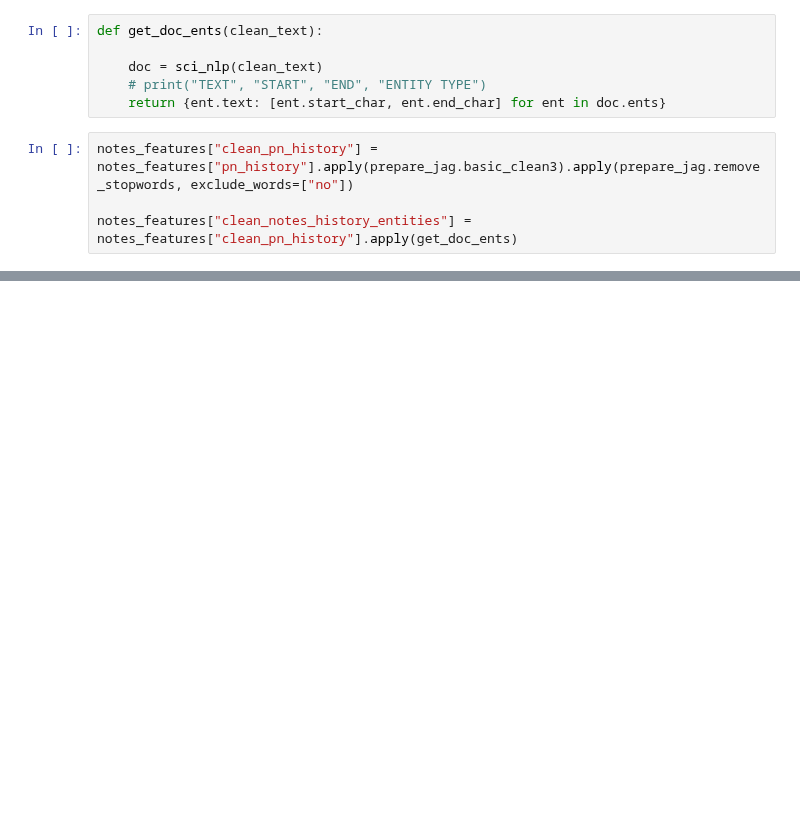
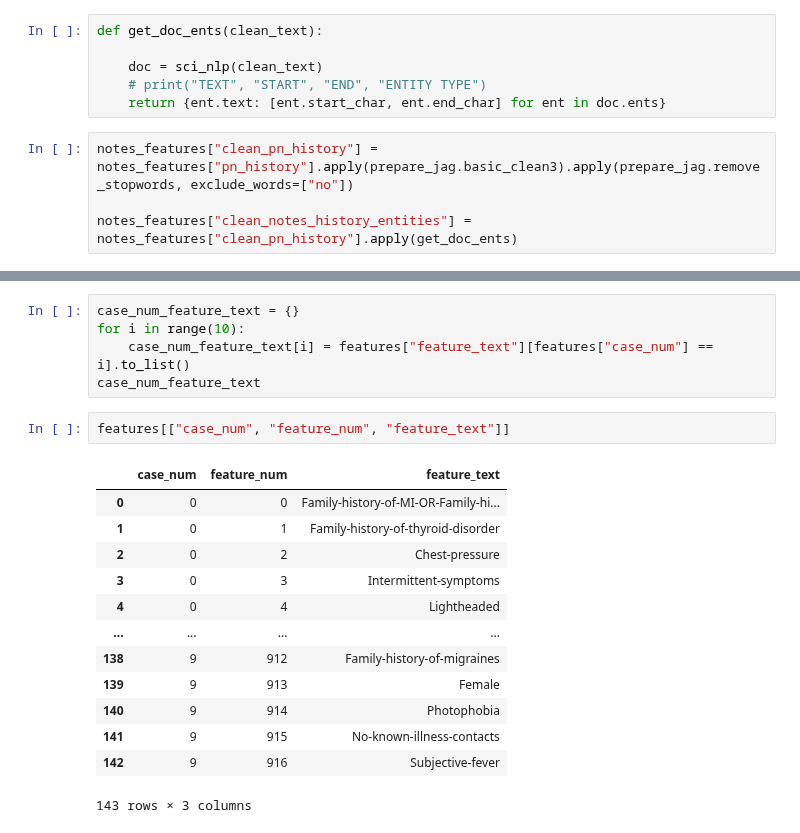
Before and after one commit to codeup-nlp-capstone/clinical_patient_notes, a Jupyter notebook: scott_scispacy_nb.ipynb, the cells around one changed output, grey strips where cells are left out. Drawn from its saved outputs; the diff is of its cells as text; blank space fills up the shorter version.

```diff
--- a/scott_scispacy_nb.ipynb
+++ b/scott_scispacy_nb.ipynb
@@ -172,0 +153,21 @@ Name: clean_notes_history_entities, dtype: object
+# %%
+case_num_feature_text = {}
+for i in range(10):
+    case_num_feature_text[i] = features["feature_text"][features["case_num"] == i].to_list()
+case_num_feature_text
+# %%
+features[["case_num", "feature_num", "feature_text"]]
+# %% [output]
+|  | case_num | feature_num | feature_text |
+| 0 | 0 | 0 | Family-history-of-MI-OR-Family-hi... |
+| 1 | 0 | 1 | Family-history-of-thyroid-disorder |
+| 2 | 0 | 2 | Chest-pressure |
+| 3 | 0 | 3 | Intermittent-symptoms |
+| 4 | 0 | 4 | Lightheaded |
+| ... | ... | ... | ... |
+| 138 | 9 | 912 | Family-history-of-migraines |
+| 139 | 9 | 913 | Female |
+| 140 | 9 | 914 | Photophobia |
+| 141 | 9 | 915 | No-known-illness-contacts |
+| 142 | 9 | 916 | Subjective-fever |
+143 rows × 3 columns
```
Also changed, not shown: parts of 11 cells of this notebook.
